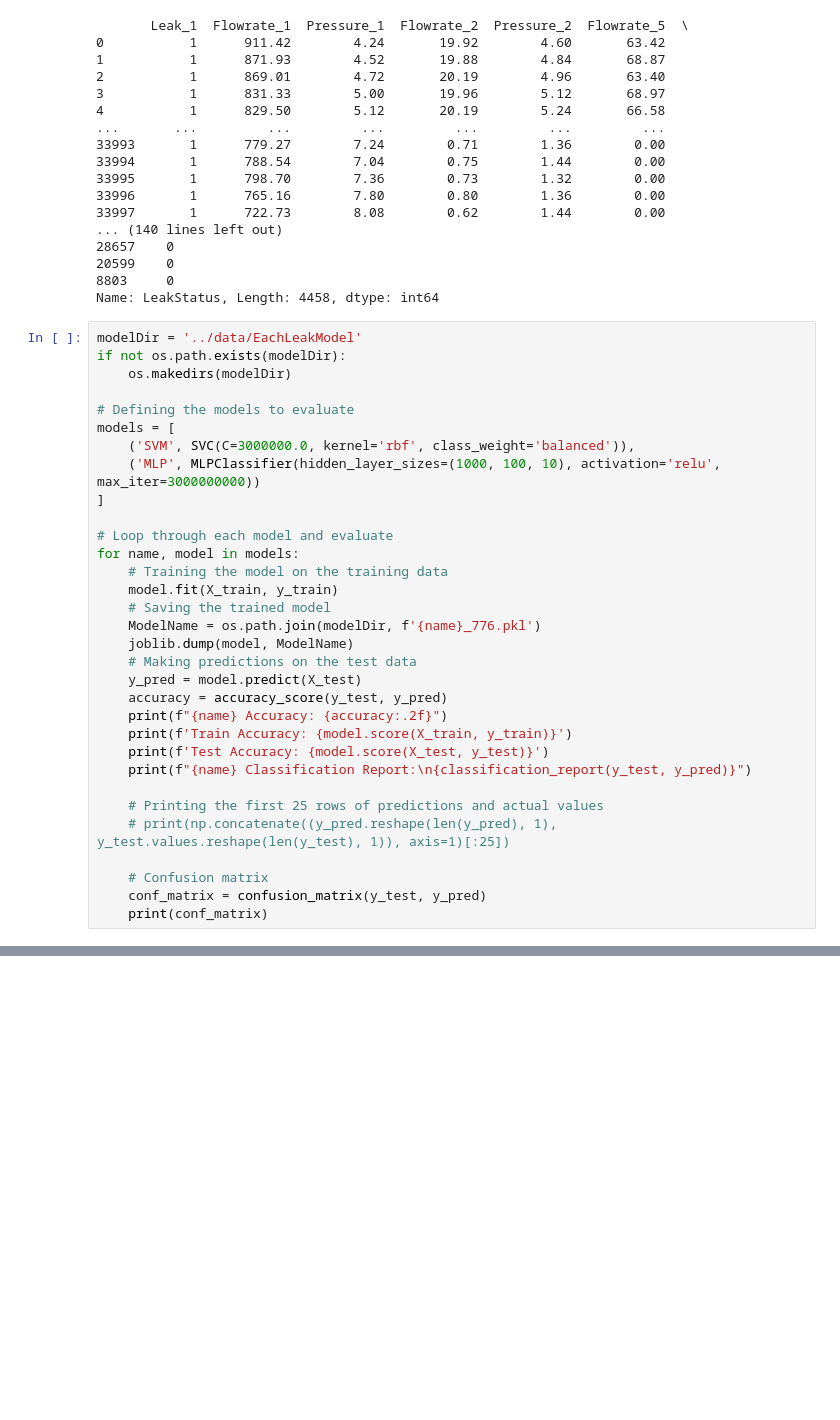
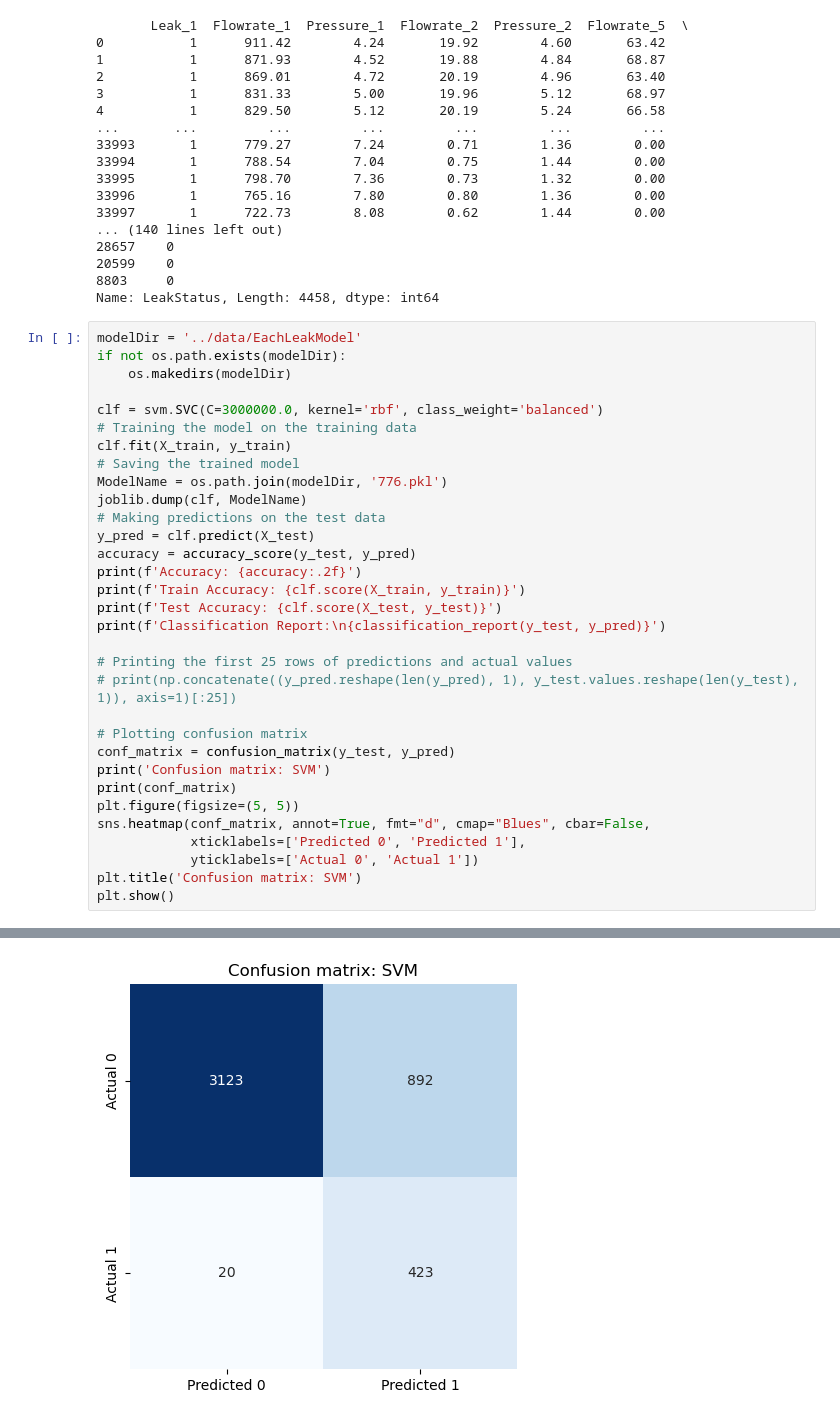
Before and after one commit to povishwa/DSBA_PROJECT, a Jupyter notebook: src/2_ExtarctEachLeakSRC/776.ipynb, the cells around one changed output, grey strips where cells are left out. Drawn from its saved outputs; the diff is of its cells as text; blank space fills up the shorter version.

```diff
--- a/src/2_ExtarctEachLeakSRC/776.ipynb
+++ b/src/2_ExtarctEachLeakSRC/776.ipynb
@@ -165,30 +164,31 @@ modelDir = '../data/EachLeakModel'
 if not os.path.exists(modelDir):
     os.makedirs(modelDir)
 
-# Defining the models to evaluate
-models = [
-    ('SVM', SVC(C=3000000.0, kernel='rbf', class_weight='balanced')),
-    ('MLP', MLPClassifier(hidden_layer_sizes=(1000, 100, 10), activation='relu', max_iter=3000000000))
-]
+clf = svm.SVC(C=3000000.0, kernel='rbf', class_weight='balanced')
+# Training the model on the training data
+clf.fit(X_train, y_train)
+# Saving the trained model
+ModelName = os.path.join(modelDir, '776.pkl')
+joblib.dump(clf, ModelName)
+# Making predictions on the test data
+y_pred = clf.predict(X_test)
+accuracy = accuracy_score(y_test, y_pred)
+print(f'Accuracy: {accuracy:.2f}')
+print(f'Train Accuracy: {clf.score(X_train, y_train)}')
+print(f'Test Accuracy: {clf.score(X_test, y_test)}')
+print(f'Classification Report:\n{classification_report(y_test, y_pred)}')
 
-# Loop through each model and evaluate
-for name, model in models:
-    # Training the model on the training data
-    model.fit(X_train, y_train)
-    # Saving the trained model
-    ModelName = os.path.join(modelDir, f'{name}_776.pkl')
-    joblib.dump(model, ModelName)
-    # Making predictions on the test data
-    y_pred = model.predict(X_test)
-    accuracy = accuracy_score(y_test, y_pred)
-    print(f"{name} Accuracy: {accuracy:.2f}")
-    print(f'Train Accuracy: {model.score(X_train, y_train)}')
-    print(f'Test Accuracy: {model.score(X_test, y_test)}')
-    print(f"{name} Classification Report:\n{classification_report(y_test, y_pred)}")
+# Printing the first 25 rows of predictions and actual values
+# print(np.concatenate((y_pred.reshape(len(y_pred), 1), y_test.values.reshape(len(y_test), 1)), axis=1)[:25])
 
-    # Printing the first 25 rows of predictions and actual values
-    # print(np.concatenate((y_pred.reshape(len(y_pred), 1), y_test.values.reshape(len(y_test), 1)), axis=1)[:25])
-
-    # Confusion matrix
-    conf_matrix = confusion_matrix(y_test, y_pred)
-    print(conf_matrix)
+# Plotting confusion matrix
+conf_matrix = confusion_matrix(y_test, y_pred)
+print('Confusion matrix: SVM')
+print(conf_matrix)
+plt.figure(figsize=(5, 5))
+sns.heatmap(conf_matrix, annot=True, fmt="d", cmap="Blues", cbar=False,
+            xticklabels=['Predicted 0', 'Predicted 1'],
+            yticklabels=['Actual 0', 'Actual 1'])
+plt.title('Confusion matrix: SVM')
+plt.show()
+# %% [output]
@@ -194,0 +211 @@ for name, model in models:
+[figure, added]
```
Also changed, not shown: parts of 2 cells of this notebook, 2 other files.
